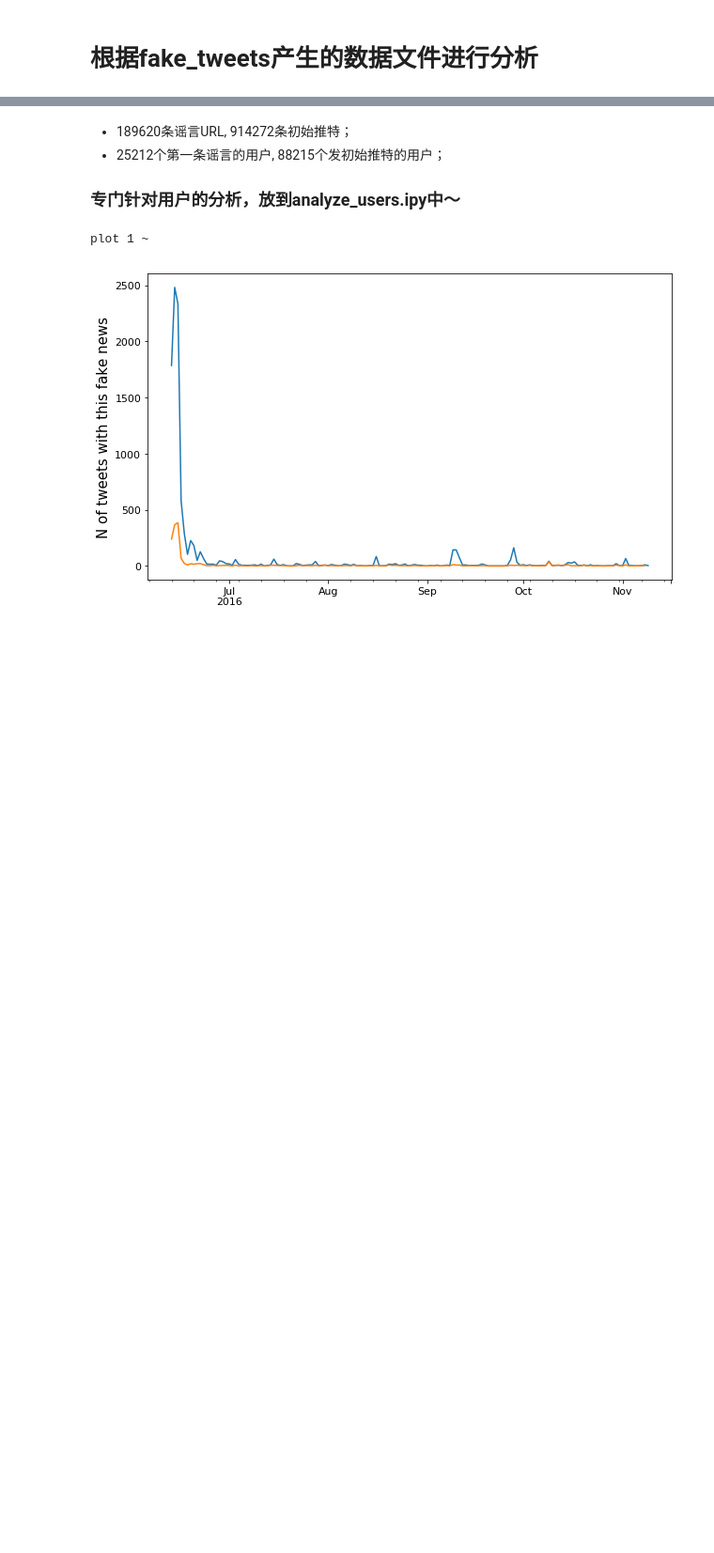
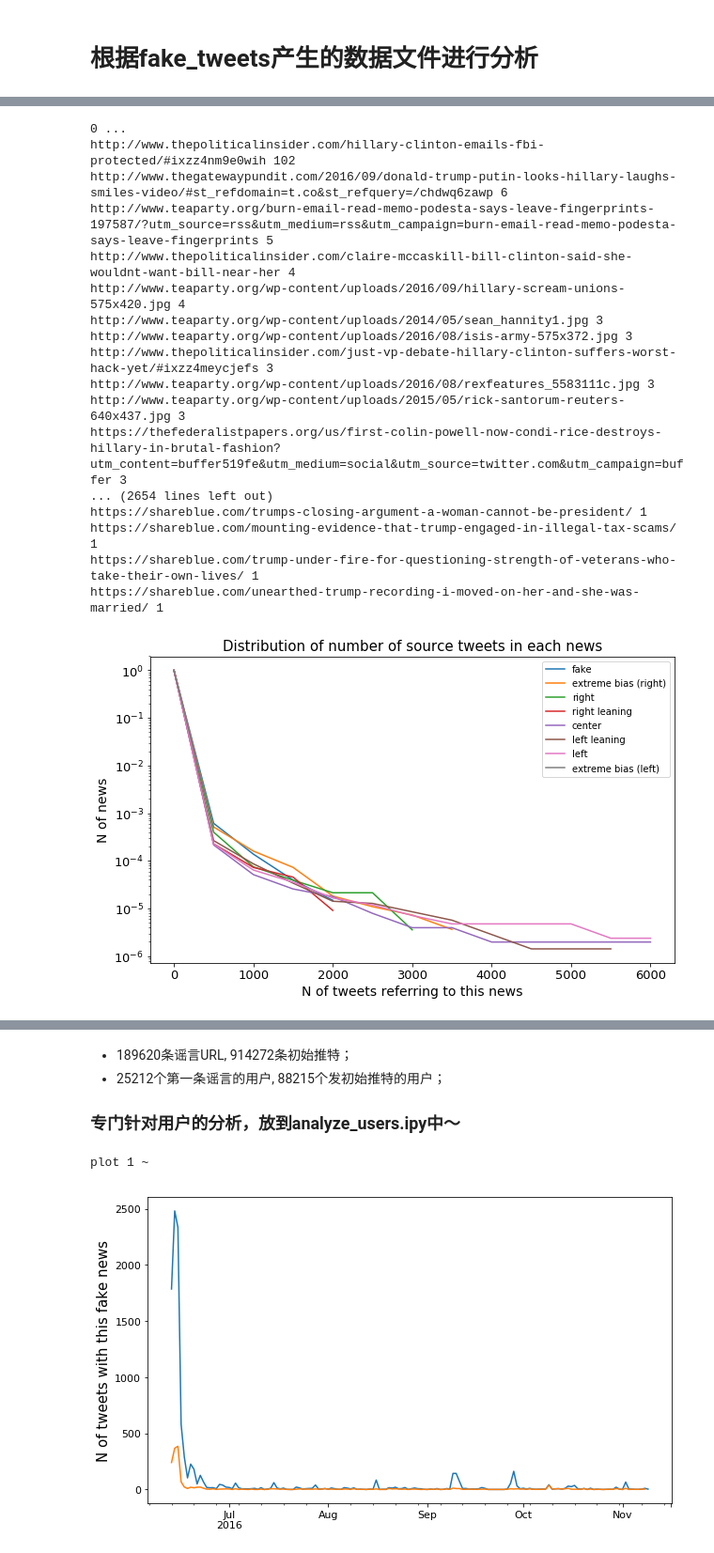
Before and after one commit to kayzhou/fake_news_during_election, a Jupyter notebook: all_tweets.ipynb, the cells around one changed output, grey strips where cells are left out. Shown at 94% size. Saved outputs shown, nothing was run; the diff lists cells and outputs as text; code cells hidden in the pictures; blank space fills up the shorter version.

```diff
--- a/all_tweets.ipynb
+++ b/all_tweets.ipynb
@@ -71,0 +108,58 @@ plt.close()
+# %%
+num_of_sources = {}
+plt.figure(figsize=(10, 6))
+for i in range(8):
+    print(i, "...")
+    url_tweets = groups_url_tweets[i]
+
+    data = []
+    for url_tweet in url_tweets:
+        _len = len([t for t in url_tweet["tweets"] if t["is_source"]==1])
+        data.append(_len)
+        if _len == 0:
+            print(url_tweet["URL"], len(url_tweet["tweets"]))
+    data = pd.Series(data)
+    num_of_sources[map_labels[str(i)]] = data
+    x, cdf, pdf = get_cdf_pdf(data, 0, 10000, 500)
+
+    _zero_i = -1
+    for j in range(len(cdf)):
+        if cdf[j] == 0:
+            _zero_i = j
+            break
+    x = x[:_zero_i]
+    cdf = cdf[:_zero_i]
+
+    plt.plot(x, cdf, label=map_labels[str(i)])
+#     data.hist(bins=50)
+
+plt.title('Distribution of number of source tweets in each news', fontsize=15)
+plt.ylabel('N of news', fontsize=14)
+plt.xlabel('N of tweets referring to this news', fontsize=14)
+plt.xticks(fontsize=13); plt.yticks(fontsize=13)
+plt.legend()
+plt.yscale("log")
+# plt.xscale("log")
+#     plt.savefig('fig/distribution_size_fake_news.pdf', dpi=300)
+
+plt.show()
+plt.close()
+# %% [output]
+0 ...
+http://www.thepoliticalinsider.com/hillary-clinton-emails-fbi-protected/#ixzz4nm9e0wih 102
+http://www.thegatewaypundit.com/2016/09/donald-trump-putin-looks-hillary-laughs-smiles-video/#st_refdomain=t.co&st_refquery=/chdwq6zawp 6
+http://www.teaparty.org/burn-email-read-memo-podesta-says-leave-fingerprints-197587/?utm_source=rss&utm_medium=rss&utm_campaign=burn-email-read-memo-podesta-says-leave-fingerprints 5
+http://www.thepoliticalinsider.com/claire-mccaskill-bill-clinton-said-she-wouldnt-want-bill-near-her 4
+http://www.teaparty.org/wp-content/uploads/2016/09/hillary-scream-unions-575x420.jpg 4
+http://www.teaparty.org/wp-content/uploads/2014/05/sean_hannity1.jpg 3
+http://www.teaparty.org/wp-content/uploads/2016/08/isis-army-575x372.jpg 3
+http://www.thepoliticalinsider.com/just-vp-debate-hillary-clinton-suffers-worst-hack-yet/#ixzz4meycjefs 3
+http://www.teaparty.org/wp-content/uploads/2016/08/rexfeatures_5583111c.jpg 3
+http://www.teaparty.org/wp-content/uploads/2015/05/rick-santorum-reuters-640x437.jpg 3
+https://thefederalistpapers.org/us/first-colin-powell-now-condi-rice-destroys-hillary-in-brutal-fashion?utm_content=buffer519fe&utm_medium=social&utm_source=twitter.com&utm_campaign=buffer 3
+... (2654 lines left out)
+https://shareblue.com/trumps-closing-argument-a-woman-cannot-be-president/ 1
+https://shareblue.com/mounting-evidence-that-trump-engaged-in-illegal-tax-scams/ 1
+https://shareblue.com/trump-under-fire-for-questioning-strength-of-veterans-who-take-their-own-lives/ 1
+https://shareblue.com/unearthed-trump-recording-i-moved-on-her-and-she-was-married/ 1
+[figure, added]
```
Also changed, not shown: parts of 5 cells of this notebook, 1 other file.
